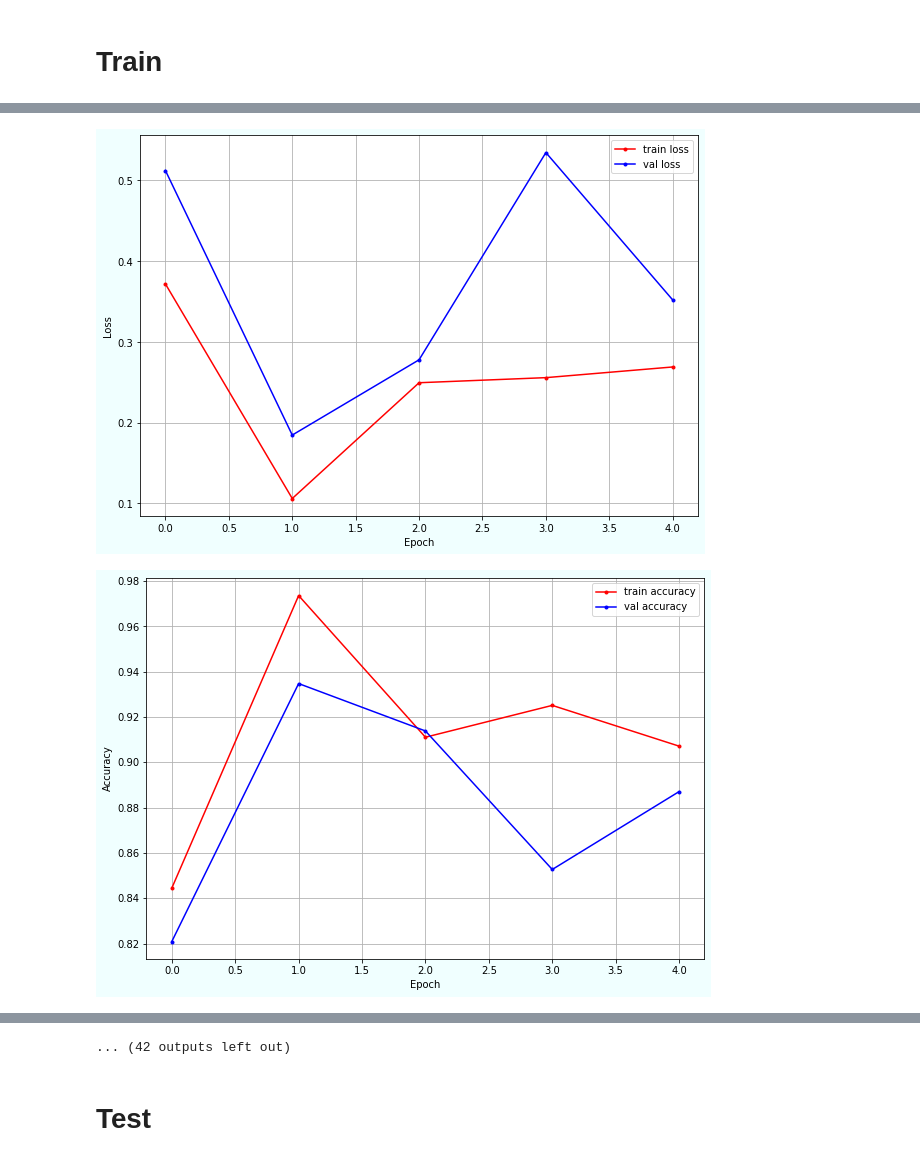
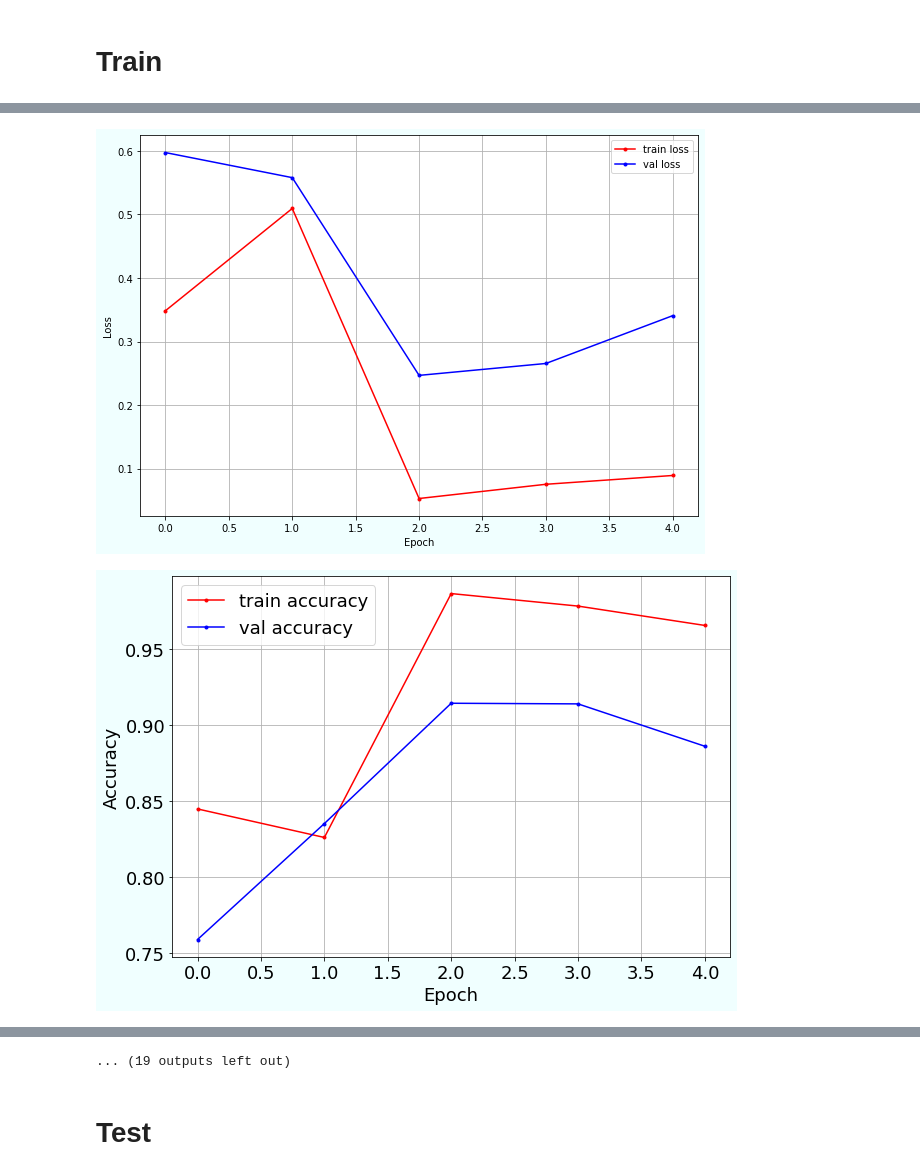
Before and after one commit to ShumpeiTakezaki/newcomer, a Jupyter notebook: source/train_resnet50.ipynb, the cells around one changed output, grey strips where cells are left out. Drawn from its saved outputs; the diff is of its cells as text; code cells hidden in the pictures.

```diff
--- a/source/train_resnet50.ipynb
+++ b/source/train_resnet50.ipynb
@@ -40,7 +40,7 @@ RANDOM_SEED = 46
 
 EPOCH = 100
 BATCH_SIZE =  64
-lr = 1e-3
+lr = 1e-4
 EARLY_STOP = 20
 
 """
@@ -297,39 +297,43 @@ for epoch in range(EPOCH):
         plt.grid()
         plt.plot(train_losses, marker=".", markersize=6, color="red", label="train loss")
         plt.plot(val_losses, marker=".", markersize=6, color="blue", label="val loss")
-        plt.legend(loc="upper right")
+        plt.legend()
         plt.xlabel(xlabel="Epoch")
         plt.ylabel(ylabel="Loss")
+        plt.rcParams["font.size"] = 18
         plt.show()
 
         plt.figure(facecolor="azure", figsize=(10,7))
         plt.grid()
         plt.plot(train_accuracies, marker=".", markersize=6, color="red", label="train accuracy")
         plt.plot(val_accuracies, marker=".", markersize=6, color="blue", label="val accuracy")
-        plt.legend(loc="upper right")
+        plt.legend()
         plt.xlabel(xlabel="Epoch")
         plt.ylabel(ylabel="Accuracy")
+        plt.rcParams["font.size"] = 18
         plt.show()
 
 print("Training finish")
 print(f"epoch:{epoch_min_val_loss} [train]loss{min_train_loss:.6f} acc:{min_train_acc:.4f}, [val]loss:{min_val_loss:.6f}, acc:{min_val_acc:.4f}")
-plt.figure(facecolor="azure", figsize=(10,7))
+plt.figure(figsize=(10,7))
 plt.grid()
 plt.plot(train_accuracies, marker=".", markersize=6, color="red", label="train accuracy")
 plt.plot(val_accuracies, marker=".", markersize=6, color="blue", label="val accuracy")
-plt.legend(loc="upper right", fontsize=18)
+plt.legend(fontsize=18)
 plt.xlabel(xlabel="Epoch", fontsize=18)
 plt.ylabel(ylabel="Accuracy", fontsize=18)
+plt.rcParams["font.size"] = 18
 plt.savefig(acc_path)
 plt.close()
 
-plt.figure(facecolor="azure", figsize=(10,7))
+plt.figure(figsize=(10,7))
 plt.grid()
 plt.plot(train_losses, marker=".", markersize=6, color="red", label="train loss")
 plt.plot(val_losses, marker=".", markersize=6, color="blue", label="val loss")
-plt.legend(loc="upper right", fontsize=18)
+plt.legend(fontsize=18)
 plt.xlabel(xlabel="Epoch", fontsize=18)
 plt.ylabel(ylabel="Loss", fontsize=18)
+plt.rcParams["font.size"] = 18
 plt.savefig(loss_path)
 plt.close()
 # %% [output]
@@ -341,2 +345,2 @@ epoch:5/100 [train]loss0.268663 acc:0.9072, [val]loss:0.351475, acc:0.8871
-[figure, old version]
+[figure, new version]
-[figure, old version]
+[figure, new version]
@@ -348,4 +352,4 @@ epoch:10/100 [train]loss0.220079 acc:0.9288, [val]loss:0.487123, acc:0.8524
-... (42 outputs left out)
+... (19 outputs left out)
 # %% [markdown]
 # Test
 # %%
```
Also changed, not shown: parts of 7 cells of this notebook, 5 other files.
